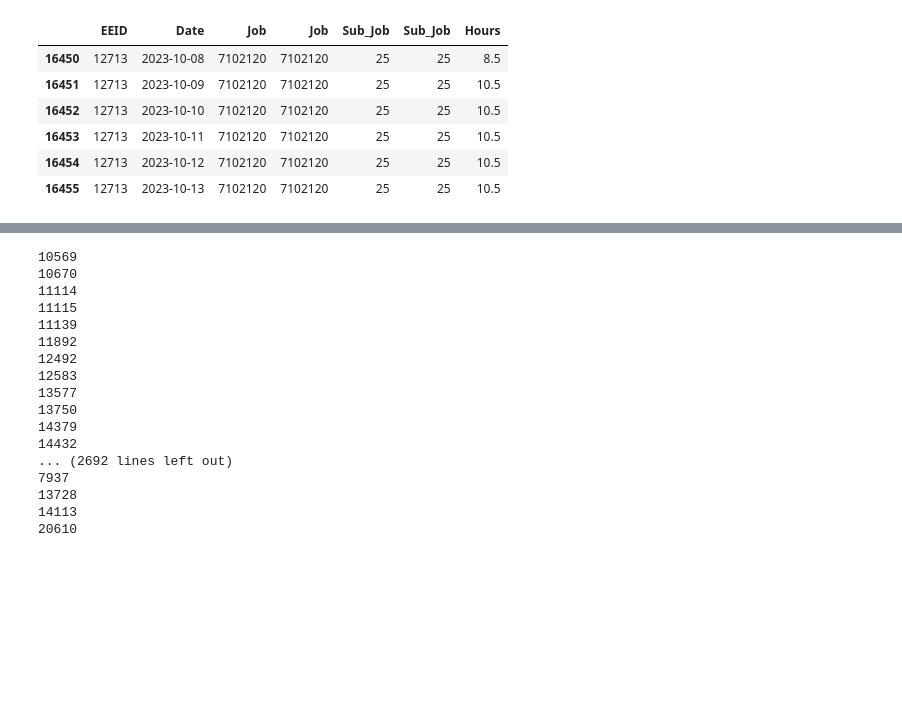
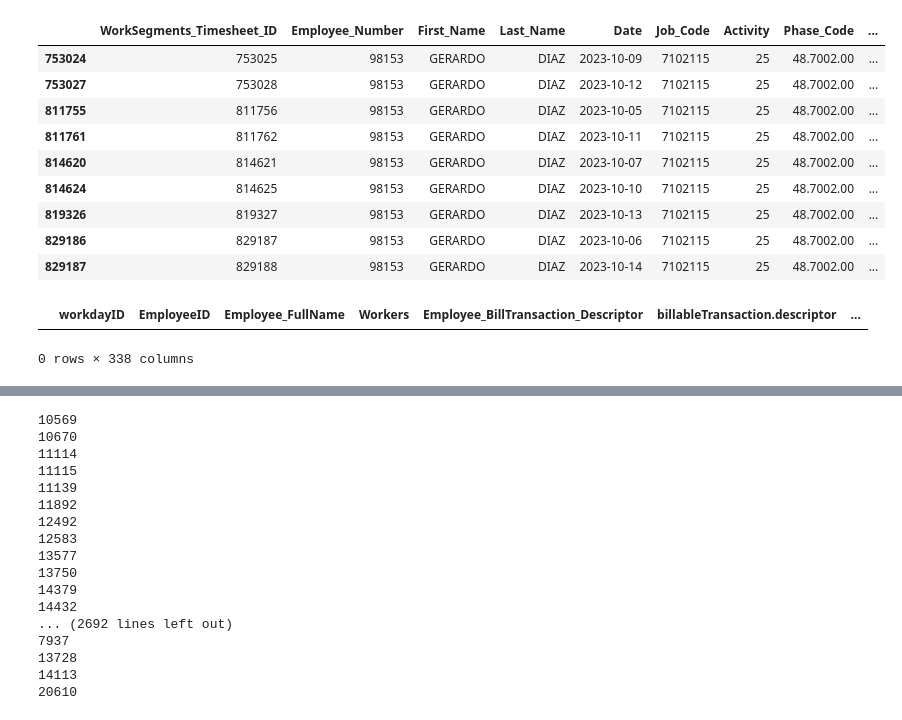
Before and after one commit to jbeachyMoss/LaborHours_Compare, a Jupyter notebook: DataValidation.ipynb, the cells around one changed output, grey strips where cells are left out. Saved outputs shown, nothing was run; the diff lists cells and outputs as text; code cells hidden in the pictures; blank space fills up the shorter version.

Commit message:
show more QC for EEIDs that have hours in TCP and nothin in WD

```diff
--- a/DataValidation.ipynb
+++ b/DataValidation.ipynb
@@ -75,16 +75,26 @@ wd_pr_df['job'] = wd_pr_df.loc[:,'cf_INTLRVCalculatedProjectFromTimeBlock.descri
 wd_pr_df = wd_pr_df.rename({'calculatedDate':'Date','job':'Job','sub_job':'Sub_Job','amount':'Hours'},axis='columns')
 wd_cols_keep = ['EEID' , 'Date' , 'Job' , 'Sub_Job' , 'Hours']
 wd_pr_df_comp = wd_pr_df.loc[:,wd_cols_keep]
-# %%
-wd_pr_df_comp.loc[(wd_pr_df_comp['EEID']=='12713')&wd_filter]
-# %% [output]
-|  | EEID | Date | Job | Job | Sub_Job | Sub_Job | Hours |
-| 16450 | 12713 | 2023-10-08 | 7102120 | 7102120 | 25 | 25 | 8.5 |
-| 16451 | 12713 | 2023-10-09 | 7102120 | 7102120 | 25 | 25 | 10.5 |
-| 16452 | 12713 | 2023-10-10 | 7102120 | 7102120 | 25 | 25 | 10.5 |
-| 16453 | 12713 | 2023-10-11 | 7102120 | 7102120 | 25 | 25 | 10.5 |
-| 16454 | 12713 | 2023-10-12 | 7102120 | 7102120 | 25 | 25 | 10.5 |
-| 16455 | 12713 | 2023-10-13 | 7102120 | 7102120 | 25 | 25 | 10.5 |
+# %%
+#tcp_df_comp.loc[(tcp_df_comp['EEID']=='13732')&tcp_filter]
+tcp_df_dev.loc[tcp_df_dev['Employee_Number']=='98153']
+# %% [output]
+|  | WorkSegments_Timesheet_ID | Employee_Number | First_Name | Last_Name | Date | Job_Code | Activity | Phase_Code | ... |
+| 753024 | 753025 | 98153 | GERARDO | DIAZ | 2023-10-09 | 7102115 | 25 | 48.7002.00 | ... |
+| 753027 | 753028 | 98153 | GERARDO | DIAZ | 2023-10-12 | 7102115 | 25 | 48.7002.00 | ... |
+| 811755 | 811756 | 98153 | GERARDO | DIAZ | 2023-10-05 | 7102115 | 25 | 48.7002.00 | ... |
+| 811761 | 811762 | 98153 | GERARDO | DIAZ | 2023-10-11 | 7102115 | 25 | 48.7002.00 | ... |
+| 814620 | 814621 | 98153 | GERARDO | DIAZ | 2023-10-07 | 7102115 | 25 | 48.7002.00 | ... |
+| 814624 | 814625 | 98153 | GERARDO | DIAZ | 2023-10-10 | 7102115 | 25 | 48.7002.00 | ... |
+| 819326 | 819327 | 98153 | GERARDO | DIAZ | 2023-10-13 | 7102115 | 25 | 48.7002.00 | ... |
+| 829186 | 829187 | 98153 | GERARDO | DIAZ | 2023-10-06 | 7102115 | 25 | 48.7002.00 | ... |
+| 829187 | 829188 | 98153 | GERARDO | DIAZ | 2023-10-14 | 7102115 | 25 | 48.7002.00 | ... |
+# %%
+#wd_pr_df_comp.loc[(wd_pr_df_comp['EEID']=='98153')&wd_filter]
+wd_pr_df_dev.loc[wd_pr_df_dev['Employee_FullName'].str.contains('GERARDO DIAZ')]
+# %% [output]
+|  | workdayID | EmployeeID | Employee_FullName | Workers | Employee_BillTransaction_Descriptor | billableTransaction.descriptor | ... |
+0 rows × 338 columns
 # %%
 wd_pr_df_dev.head(1)
 # %% [output]
```
